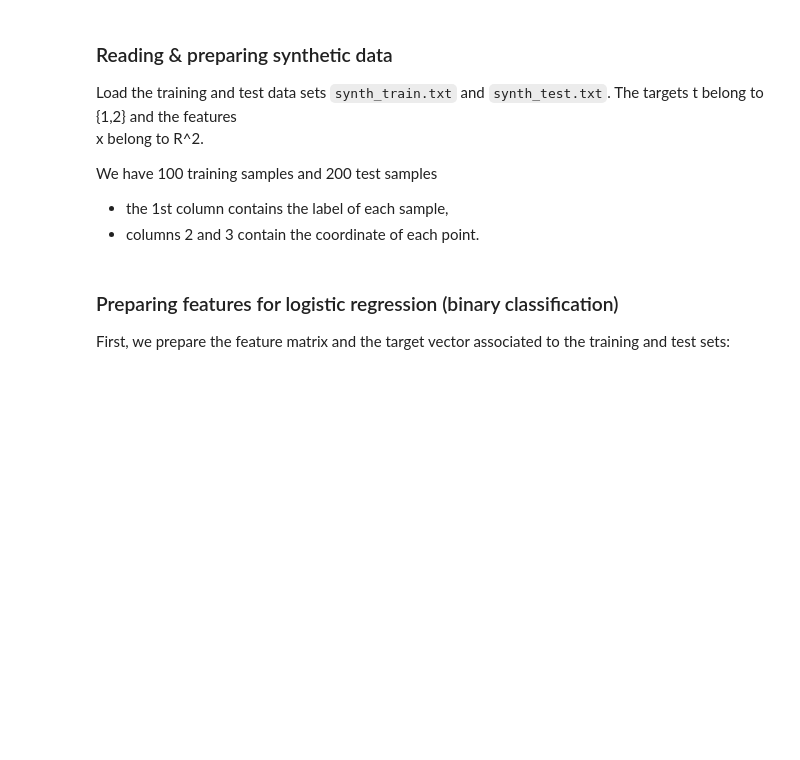
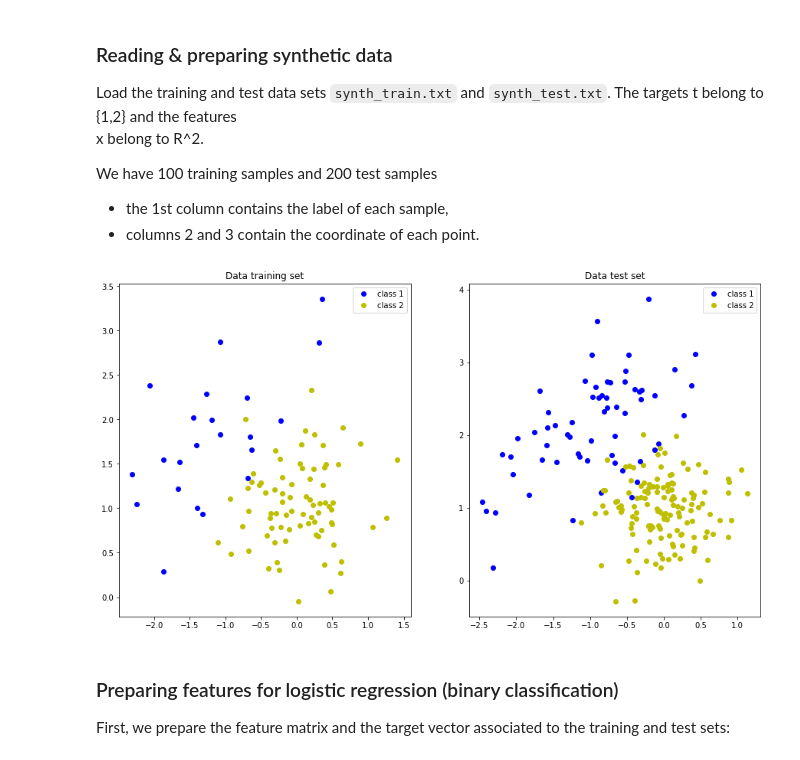
Before and after one commit to kronerte/ML_Logistic_Regression, a Jupyter notebook: TP3_archive/TP3_logistic_regression.ipynb, the cells around one changed output. Cells and saved outputs as stored; diff of their text form; code cells hidden in the pictures; blank space fills up the shorter version.

```diff
--- a/TP3_archive/TP3_logistic_regression.ipynb
+++ b/TP3_archive/TP3_logistic_regression.ipynb
@@ -68,0 +159,26 @@ def regression_logistique(X,t,Nitermax=20,eps_conv=1e-3):
+# %%
+def afficher_inference(x,labels,true_labels=None, title = "Predictions",):
+    """
+    plot the points of x (2D), plot the point x[i,:] in blue if labels[i] == 1 and in yellow if labels[i] == 2
+
+    If labels corresponds to labels predicted by an algorithm, we can specify true_labels, and it will plot the wrong
+    predictions in red*.
+
+    parameters :
+        - x : points with 2 features (N,2)
+        - labels : the labels (class 1 or 2) from which we classify the points of x (N,1)
+        - true_labels : the real labels of the data set (N,1)
+        - title : string, title of plot
+    """
+
+    plt.title(title)
+
+    if str(true_labels) != "None": # Si labels correspond à des prédictions d'un algo
+        plt.plot (x[labels==1,0],x[labels==1,1],'bo',label="predicted class 1")
+        plt.plot (x[labels==2,0],x[labels==2,1],'yo',label="predicted class 2")
+        plt.plot (x[true_labels!=labels,0],x[true_labels!=labels,1],'r*', label = "wrong prediction")
+
+    else : # Si labels sont par exemple les vrai labels, par ex pour plotter le dataset:
+        plt.plot (x[labels==1,0],x[labels==1,1],'bo',label="class 1")
+        plt.plot (x[labels==2,0],x[labels==2,1],'yo',label="class 2")
+    plt.legend()
@@ -80,19 +250,28 @@ We have 100 training samples and 200 test samples
 # %%
 # Training set
 synth_train = np.loadtxt('synth_train.txt')
 class_train = synth_train[:,0]
 class_train_1 = np.where(synth_train[:,0]==1)[0]
 class_train_2 = np.where(synth_train[:,0]==2)[0]
 x_train = synth_train[:,1:]
 N_train = np.size(x_train,axis=0)
 
 # Test set
 synth_test = np.loadtxt('synth_test.txt')
 class_test = synth_test[:,0]
 class_test_1 = np.where(synth_test[:,0]==1)[0]
 class_test_2 = np.where(synth_test[:,0]==2)[0]
 x_test = synth_test[:,1:]
 N_test = np.size(x_test,axis=0)
+
+
+plt.subplot(121)
+afficher_inference(x_train,class_train,true_labels=None, title = "Data training set",)
+
+plt.subplot(122)
+afficher_inference(x_test,class_test,true_labels=None, title = "Data test set",)
+# %% [output]
+[figure, added]
 # %% [markdown]
 ### Preparing features for logistic regression (binary classification)
 First, we prepare the feature matrix and the target vector associated to
```
Also changed, not shown: parts of 36 cells of this notebook.
